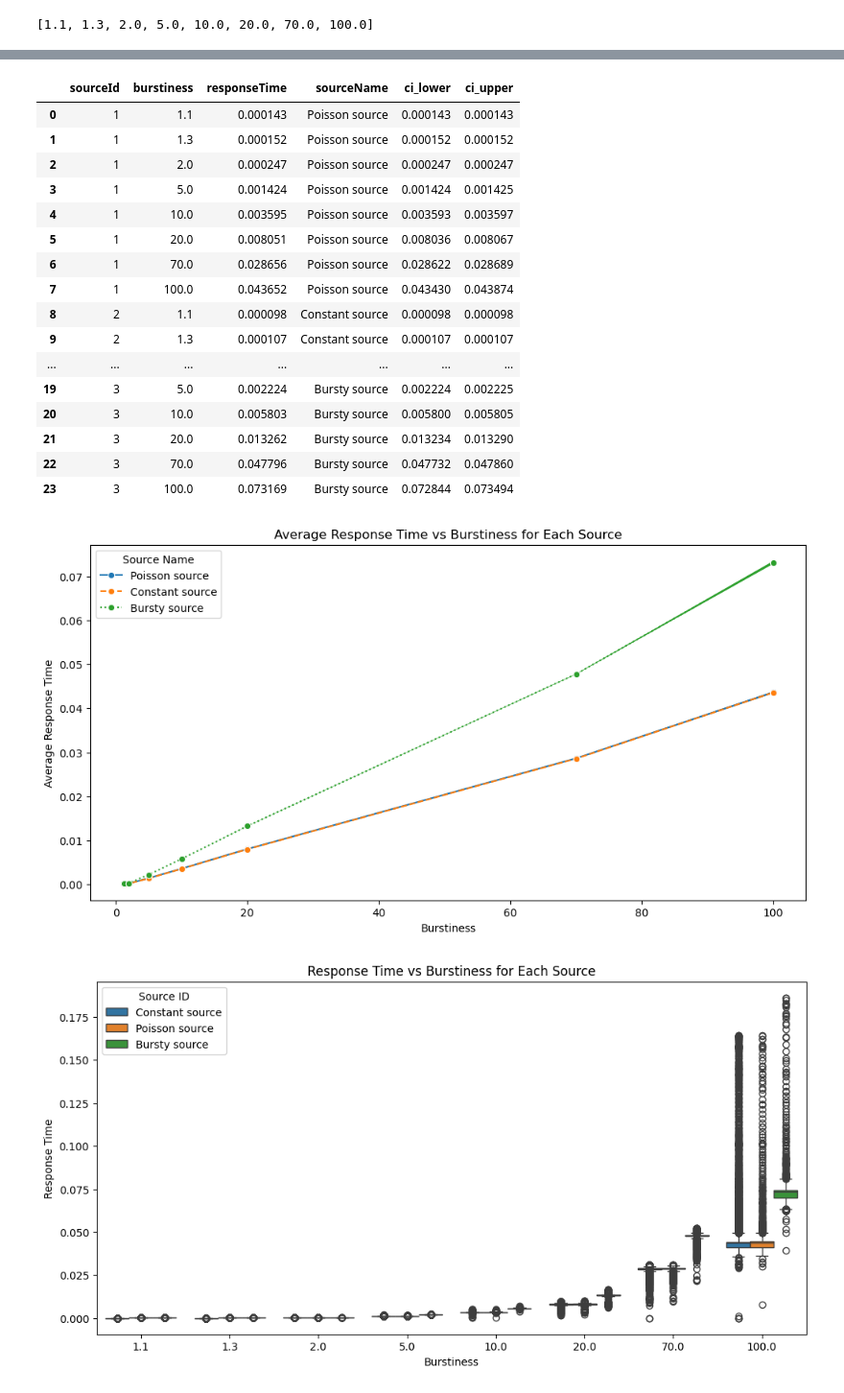
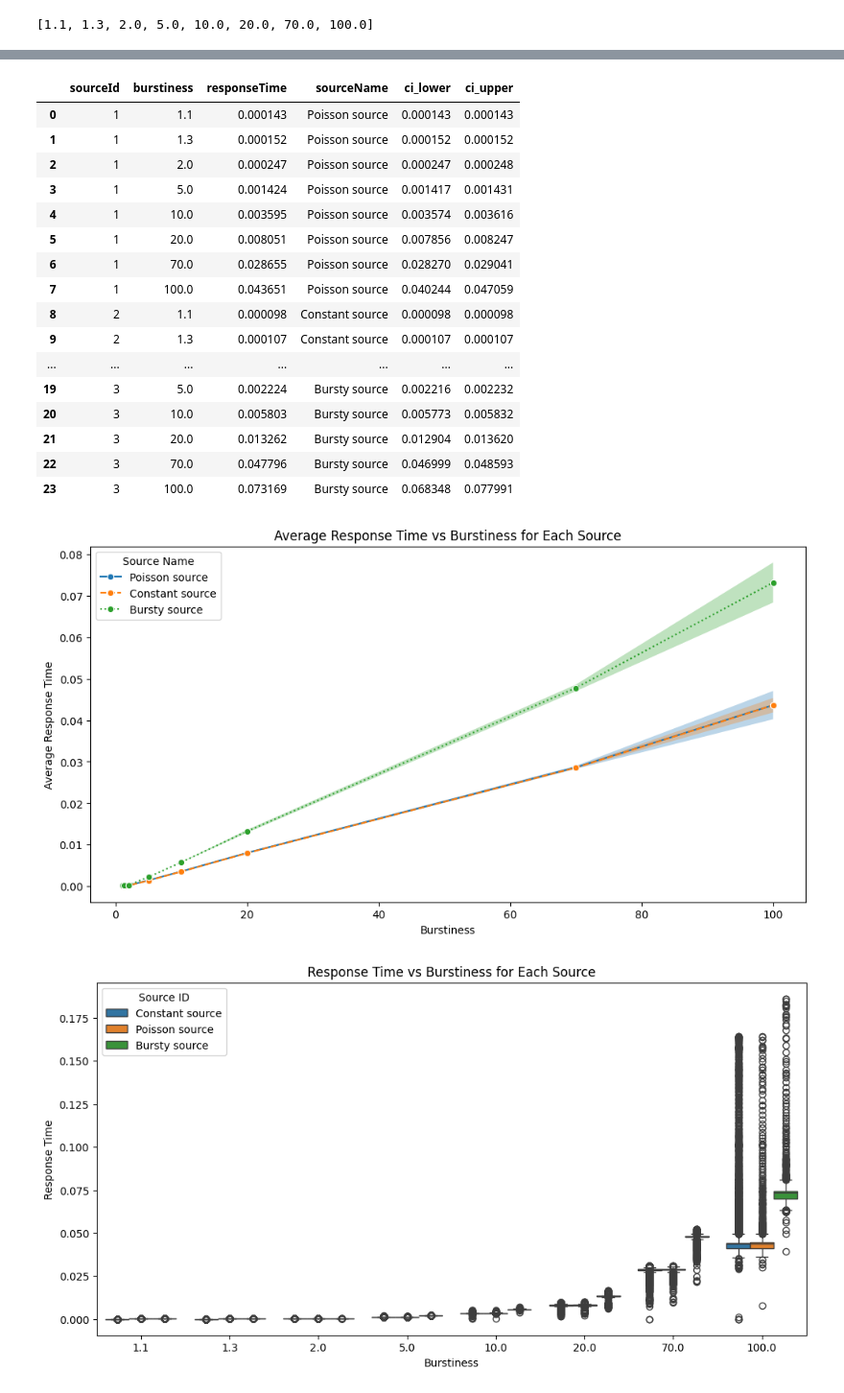
Before and after one commit to ArthurMbraga/simulation-and-metrology-project, a Jupyter notebook: plotResults.ipynb, the cells around one changed output, grey strips where cells are left out. Shown: that part at 96% size. Drawn from its saved outputs; the diff is of its cells as text; code cells hidden in the pictures.

```diff
--- a/plotResults.ipynb
+++ b/plotResults.ipynb
@@ -7,7 +7,7 @@ import re
 # %%
 # Get the burstiness values based on the files present in the directory
 results_dir = 'results'
-file_pattern = re.compile(r'response_times_burstiness_(\d+\.\d+).csv')
+file_pattern = re.compile(r'block_response_times_burstiness_(\d+\.\d+).csv')
 burstiness_values = []
 
 for filename in os.listdir(results_dir):
@@ -24,7 +24,7 @@ burstiness_values
 data_frames = []
 
 for burstiness in burstiness_values:
-    file_path = os.path.join(results_dir, f'response_times_burstiness_{burstiness}.csv')
+    file_path = os.path.join(results_dir, f'block_response_times_burstiness_{burstiness}.csv')
     if os.path.exists(file_path):
         df = pd.read_csv(file_path)
         data_frames.append(df)
@@ -54,16 +54,14 @@ combined_df['sourceName'] = combined_df['sourceId'].map(source_names)
 average_response_times = combined_df.groupby(['sourceId', 'burstiness'])['responseTime'].mean().reset_index()
 average_response_times['sourceName'] = average_response_times['sourceId'].map(source_names)
 # %%
-from scipy import stats
-
-# Compute the confidence intervals
+# Compute the confidence intervals with epsilon_T
 ci_lower = []
 ci_upper = []
 
 for name, group in combined_df.groupby(['sourceId', 'burstiness']):
-    ci = stats.t.interval(0.95, len(group['responseTime'])-1, loc=group['responseTime'].mean(), scale=stats.sem(group['responseTime']))
-    ci_lower.append(ci[0])
-    ci_upper.append(ci[1])
+    ci = group['epsilon_T'] / 2
+    ci_lower.append(group['responseTime'].mean() - ci.mean())
+    ci_upper.append(group['responseTime'].mean() + ci.mean())
 
 average_response_times['ci_lower'] = ci_lower
 average_response_times['ci_upper'] = ci_upper
@@ -73,40 +71,40 @@ average_response_times
 |  | sourceId | burstiness | responseTime | sourceName | ci_lower | ci_upper |
 | 0 | 1 | 1.1 | 0.000143 | Poisson source | 0.000143 | 0.000143 |
 | 1 | 1 | 1.3 | 0.000152 | Poisson source | 0.000152 | 0.000152 |
-| 2 | 1 | 2.0 | 0.000247 | Poisson source | 0.000247 | 0.000247 |
-| 3 | 1 | 5.0 | 0.001424 | Poisson source | 0.001424 | 0.001425 |
-| 4 | 1 | 10.0 | 0.003595 | Poisson source | 0.003593 | 0.003597 |
-| 5 | 1 | 20.0 | 0.008051 | Poisson source | 0.008036 | 0.008067 |
-| 6 | 1 | 70.0 | 0.028656 | Poisson source | 0.028622 | 0.028689 |
-| 7 | 1 | 100.0 | 0.043652 | Poisson source | 0.043430 | 0.043874 |
+| 2 | 1 | 2.0 | 0.000247 | Poisson source | 0.000247 | 0.000248 |
+| 3 | 1 | 5.0 | 0.001424 | Poisson source | 0.001417 | 0.001431 |
+| 4 | 1 | 10.0 | 0.003595 | Poisson source | 0.003574 | 0.003616 |
+| 5 | 1 | 20.0 | 0.008051 | Poisson source | 0.007856 | 0.008247 |
+| 6 | 1 | 70.0 | 0.028655 | Poisson source | 0.028270 | 0.029041 |
+| 7 | 1 | 100.0 | 0.043651 | Poisson source | 0.040244 | 0.047059 |
 | 8 | 2 | 1.1 | 0.000098 | Constant source | 0.000098 | 0.000098 |
 | 9 | 2 | 1.3 | 0.000107 | Constant source | 0.000107 | 0.000107 |
 | ... | ... | ... | ... | ... | ... | ... |
-| 19 | 3 | 5.0 | 0.002224 | Bursty source | 0.002224 | 0.002225 |
-| 20 | 3 | 10.0 | 0.005803 | Bursty source | 0.005800 | 0.005805 |
-| 21 | 3 | 20.0 | 0.013262 | Bursty source | 0.013234 | 0.013290 |
-| 22 | 3 | 70.0 | 0.047796 | Bursty source | 0.047732 | 0.047860 |
-| 23 | 3 | 100.0 | 0.073169 | Bursty source | 0.072844 | 0.073494 |
+| 19 | 3 | 5.0 | 0.002224 | Bursty source | 0.002216 | 0.002232 |
+| 20 | 3 | 10.0 | 0.005803 | Bursty source | 0.005773 | 0.005832 |
+| 21 | 3 | 20.0 | 0.013262 | Bursty source | 0.012904 | 0.013620 |
+| 22 | 3 | 70.0 | 0.047796 | Bursty source | 0.046999 | 0.048593 |
+| 23 | 3 | 100.0 | 0.073169 | Bursty source | 0.068348 | 0.077991 |
 # %%
 # Plot the average response time for each source with respect to burstiness
 plt.figure(figsize=(12, 6))
 
 # Define line styles for each source
 line_styles = {'Poisson source': 'solid', 'Constant source': 'dashed', 'Bursty source': 'dotted'}
 
 # Plot each source with a different line style and add confidence intervals
 for source, style in line_styles.items():
     source_data = average_response_times[average_response_times['sourceName'] == source]
     sns.lineplot(x='burstiness', y='responseTime', data=source_data, label=source, linestyle=style, marker='o')
-    plt.fill_between(source_data['burstiness'], source_data['ci_lower'], source_data['ci_upper'], alpha=1)
+    plt.fill_between(source_data['burstiness'], source_data['ci_lower'], source_data['ci_upper'], alpha=0.3)
 
 plt.title('Average Response Time vs Burstiness for Each Source')
 plt.xlabel('Burstiness')
 plt.ylabel('Average Response Time')
 plt.legend(title='Source Name')
 plt.show()
 # %% [output]
-[figure, old version]
+[figure, new version]
 # %%
 # Plot separate box plots for each source
 plt.figure(figsize=(12, 6))
```
Also changed, not shown: parts of 1 cell of this notebook, 31 other files.
